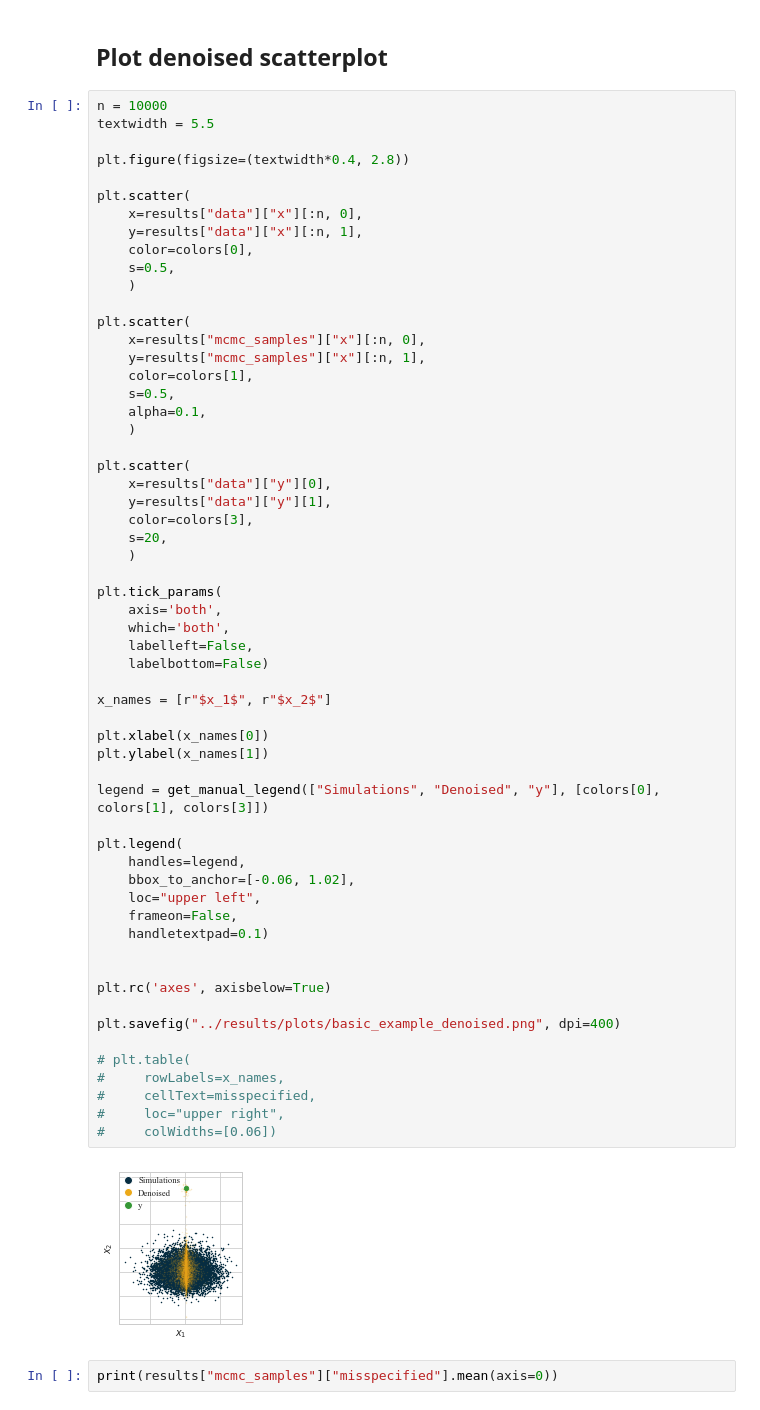
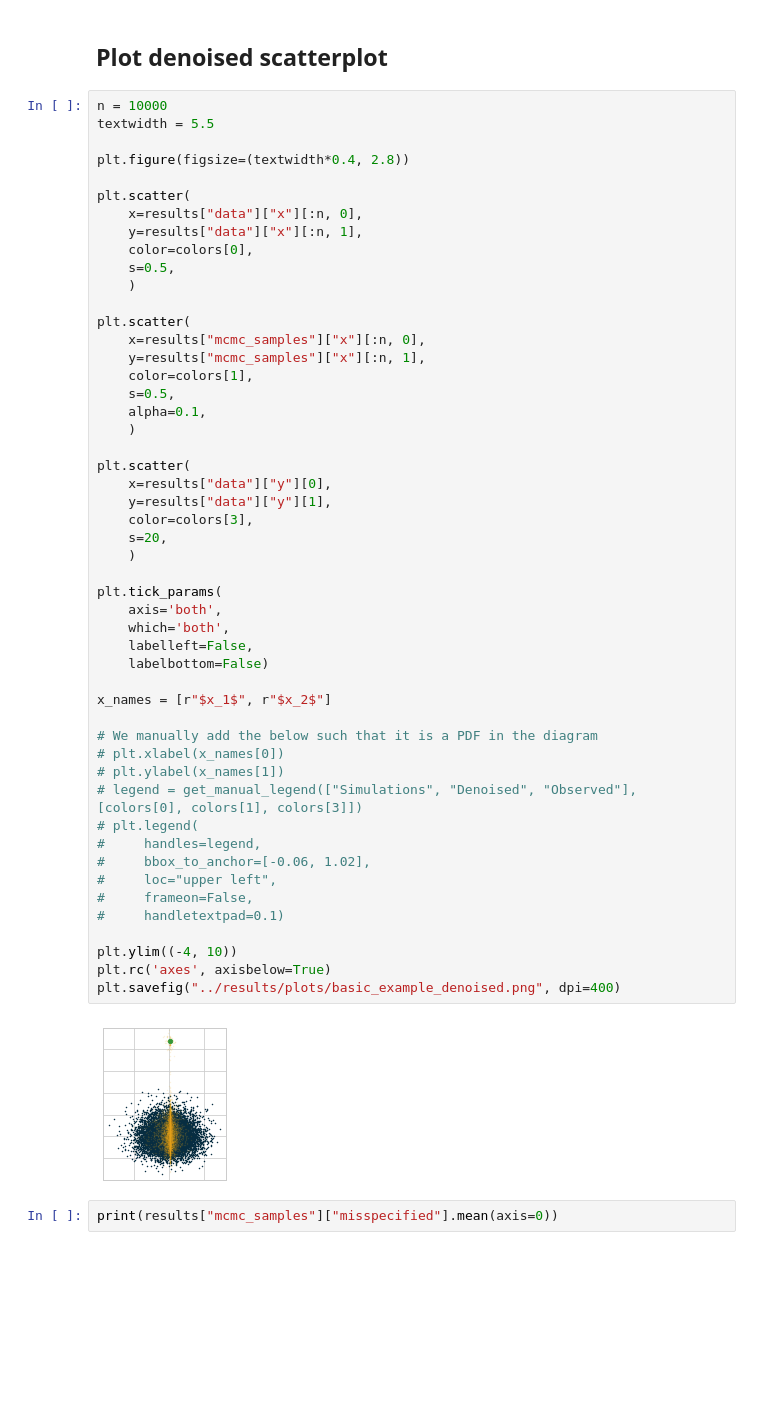
Before and after one commit to danielward27/rnpe, a Jupyter notebook: scripts/plot_basic_example.ipynb, the cells around one changed output. Saved outputs shown, nothing was run; the diff lists cells and outputs as text; blank space fills up the shorter version.

Commit message:
Update plots and CS example

```diff
--- a/scripts/plot_basic_example.ipynb
+++ b/scripts/plot_basic_example.ipynb
@@ -29,53 +29,45 @@ plt.scatter(
     s=0.5,
     )
 
 plt.scatter(
     x=results["mcmc_samples"]["x"][:n, 0],
     y=results["mcmc_samples"]["x"][:n, 1],
     color=colors[1],
     s=0.5,
     alpha=0.1,
     )
 
 plt.scatter(
     x=results["data"]["y"][0],
     y=results["data"]["y"][1],
     color=colors[3],
     s=20,
     )
 
 plt.tick_params(
     axis='both',
     which='both',
     labelleft=False,
     labelbottom=False)
 
 x_names = [r"$x_1$", r"$x_2$"]
 
-plt.xlabel(x_names[0])
-plt.ylabel(x_names[1])
+# We manually add the below such that it is a PDF in the diagram
+# plt.xlabel(x_names[0])
+# plt.ylabel(x_names[1])
+# legend = get_manual_legend(["Simulations", "Denoised", "Observed"], [colors[0], colors[1], colors[3]])
+# plt.legend(
+#     handles=legend,
+#     bbox_to_anchor=[-0.06, 1.02],
+#     loc="upper left",
+#     frameon=False,
+#     handletextpad=0.1)
 
-legend = get_manual_legend(["Simulations", "Denoised", "y"], [colors[0], colors[1], colors[3]])
-
-plt.legend(
-    handles=legend,
-    bbox_to_anchor=[-0.06, 1.02],
-    loc="upper left",
-    frameon=False,
-    handletextpad=0.1)
-
-
+plt.ylim((-4, 10))
 plt.rc('axes', axisbelow=True)
-
 plt.savefig("../results/plots/basic_example_denoised.png", dpi=400)
-
-# plt.table(
-#     rowLabels=x_names,
-#     cellText=misspecified,
-#     loc="upper right",
-#     colWidths=[0.06])
 # %% [output]
-[figure, old version]
+[figure, new version]
 # %%
 print(results["mcmc_samples"]["misspecified"].mean(axis=0))
 # %% [output]
```
Also changed, not shown: parts of 1 cell of this notebook, 19 other files.
